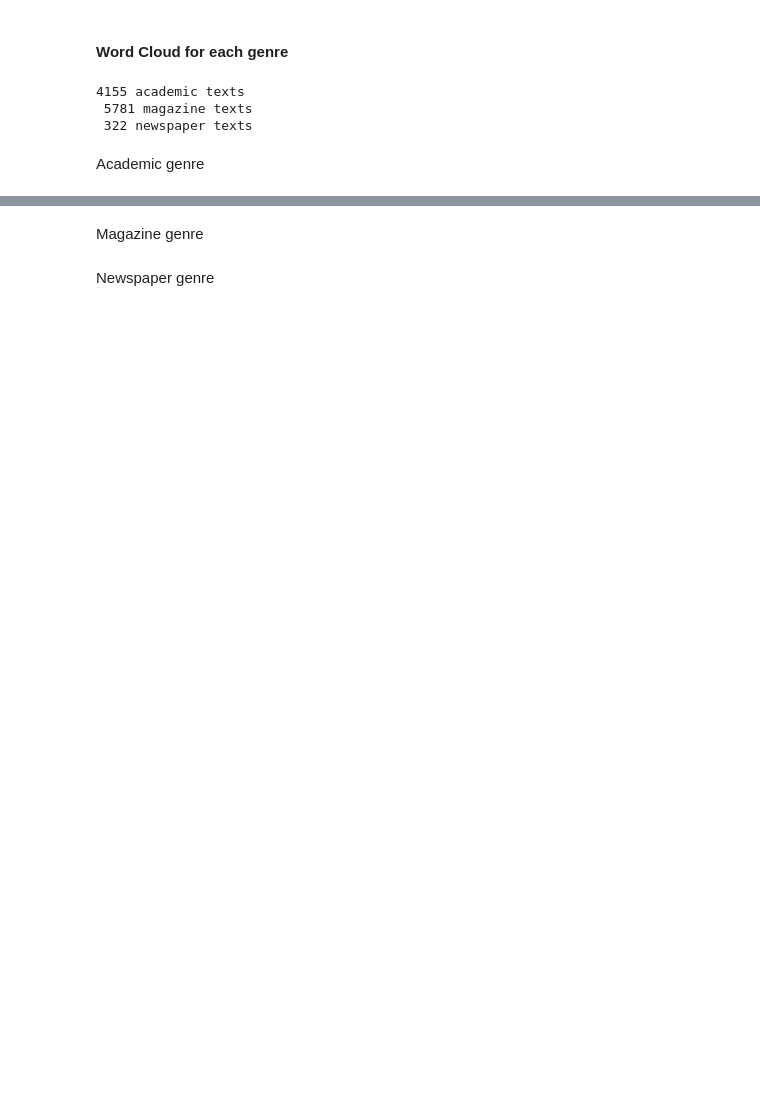
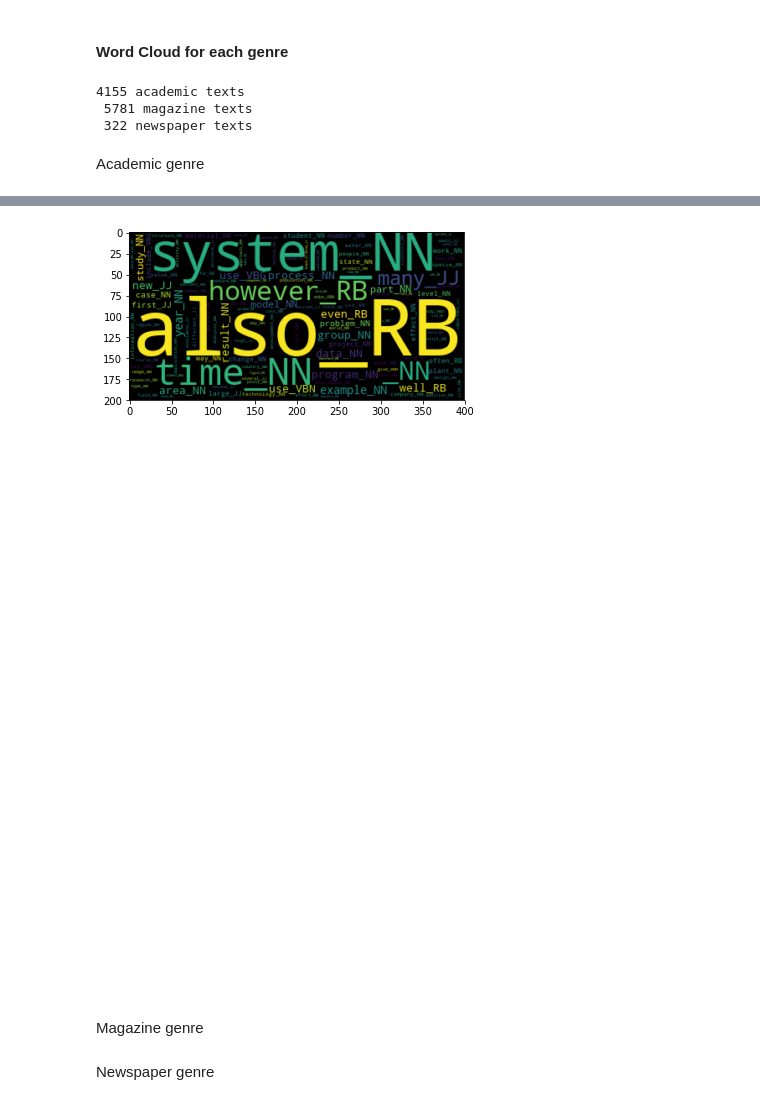
Before and after one commit to PolarBear77/Corpus-Clustering-Project, a Jupyter notebook: Preprocess & WordCloud functions.ipynb, the cells around one changed output, grey strips where cells are left out. Saved outputs shown, nothing was run; the diff lists cells and outputs as text; code cells hidden in the pictures; blank space fills up the shorter version.

Commit message:
abstractions & stanford parser added

```diff
--- a/Preprocess & WordCloud functions.ipynb
+++ b/Preprocess & WordCloud functions.ipynb
@@ -129,0 +64,18 @@ def preprocess(file_dir):
+# %%
+from nltk.corpus import wordnet
+
+def get_wordnet_pos(treebank_tag):
+    """
+    Changes treebank tags to Wordnet tags to be fed into the WordNet lemmatizer
+    Returns -1 except for ADJ, VERB, NOUN, ADV
+    """
+    if treebank_tag.startswith('J'):
+        return wordnet.ADJ
+    elif treebank_tag.startswith('V'):
+        return wordnet.VERB
+    elif treebank_tag.startswith('N'):
+        return wordnet.NOUN
+#     elif treebank_tag.startswith('R'):
+#         return wordnet.ADV
+    else:
+        return -1
@@ -143,7 +249,7 @@ from wordcloud import WordCloud
 import matplotlib.pyplot as plt
 
 
-def draw_cloud(text_string):
+def draw_cloud(text_string, x=20, y=20):
 #     wordcloud = WordCloud().generate(text = text_string)
 
 #     plt.imshow(wordcloud, interpolation='bilinear')
@@ -153,6 +259,7 @@ def draw_cloud(text_string):
     wordcloud = WordCloud(max_font_size=400).generate(text = text_string)
     plt.figure()
     plt.imshow(wordcloud, interpolation="bilinear")
+    plt.figure(figsize=(x,y))
     plt.axis("off")
     plt.show()
 
@@ -179,15 +286,25 @@ print( len(acad_files) , "academic texts\n",
 # %% [markdown]
 Academic genre
 # %%
+import sys
+import pickle
 import matplotlib.pyplot as plt
 %matplotlib inline
 
 all_text = ""
 
 for file in acad_files:
-    text = preprocess(os.path.join(directory, file))
-    processed = ' '.join(text)
-    all_text += processed
+    try:
+        text = preprocess(os.path.join(directory, file))
+        text = parse_text(text, show_pos = True)
+        parsed = ' '.join(text)
+        all_text += parsed
+    except:
+        print("Error at file:", file, sys.exc_info()[0])
+
+file = open(r"C:\NLP\academic_parseddd.txt","w")
+file.write("%r" % all_text)
+file.close()
 
 print("Academic texts -", len(all_text), "words")
 
@@ -197,3 +323,8 @@ KeyboardInterrupt:
+# %%
+draw_cloud(all_text)
+# %% [output]
+[figure, added]
+[figure, added]
 # %% [markdown]
 Magazine genre
 # %%
```
Also changed, not shown: parts of 14 cells of this notebook.
